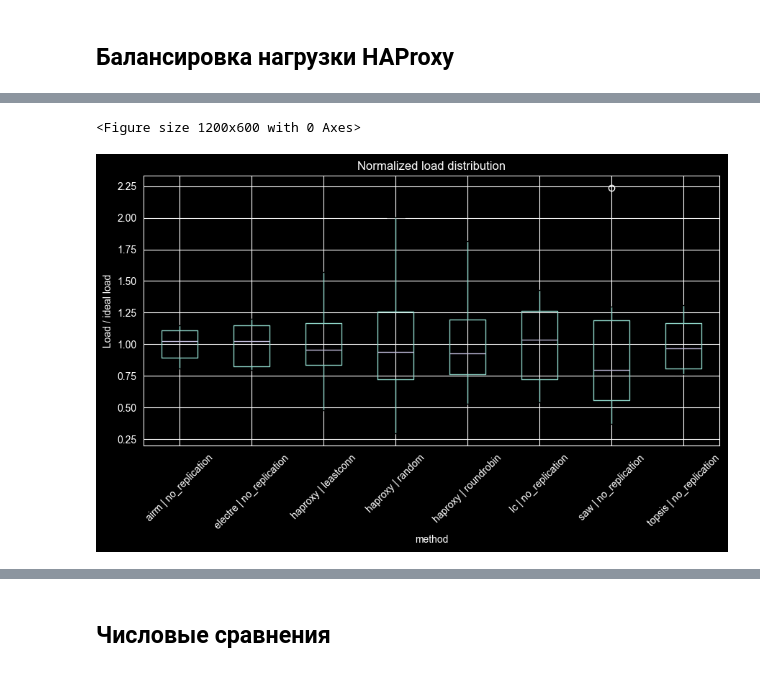
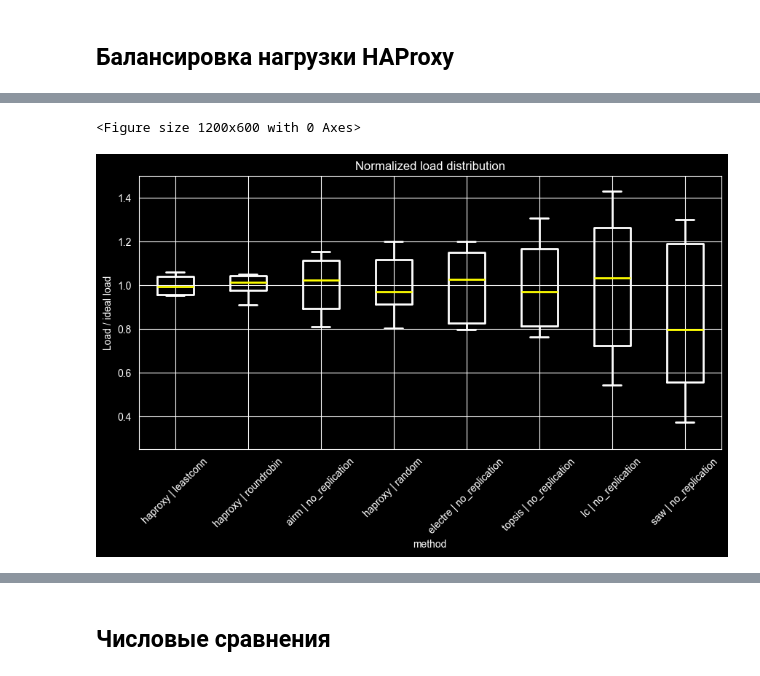
Before and after one commit to FluxBalancer/fluxbalancer-evaluation, a Jupyter notebook: src/analyze/eval_v3.ipynb, the cells around one changed output, grey strips where cells are left out. Cells and saved outputs as stored; diff of their text form; code cells hidden in the pictures.

```diff
--- a/src/analyze/eval_v3.ipynb
+++ b/src/analyze/eval_v3.ipynb
@@ -603,0 +603,11 @@ Methods in socket_counts_balancing:
+# %%
+socket_counts_balancing = (
+    df_balancing_only
+    .dropna(subset=["backend_clean"])
+    .groupby(["method", "backend_clean"])
+    .size()
+    .reset_index(name="count")
+)
+
+print("Methods in socket_counts_balancing:")
+print(sorted(socket_counts_balancing["method"].unique()))
@@ -603,0 +617,9 @@ Methods in socket_counts_balancing:
+# %%
+imbalance = socket_counts_balancing.groupby("method")["count"].agg(
+    mean="mean",
+    std="std"
+)
+
+imbalance["cv"] = imbalance["std"] / imbalance["mean"]
+
+imbalance.sort_values("cv")
@@ -603,0 +637,8 @@ Methods in socket_counts_balancing:
+# %%
+order = imbalance["cv"].sort_values().index
+
+socket_counts_balancing["method"] = pd.Categorical(
+    socket_counts_balancing["method"],
+    categories=order,
+    ordered=True
+)
@@ -604,22 +656,26 @@ Methods in socket_counts_balancing:
 # %%
 socket_counts_balancing["normalized"] = (
         socket_counts_balancing["count"] /
         socket_counts_balancing.groupby("method")["count"].transform("mean")
 )
 
-plt.figure(figsize=(12,6))
+plt.figure(figsize=(12, 6))
 
 socket_counts_balancing.boxplot(
     column="normalized",
     by="method",
-    rot=45
+    rot=45,
+    boxprops=dict(linewidth=2),
+    whiskerprops=dict(linewidth=2),
+    capprops=dict(linewidth=2),
+    medianprops=dict(linewidth=2, color="yellow"),
 )
 
 plt.title("Normalized load distribution")
 plt.suptitle("")
 plt.ylabel("Load / ideal load")
-
+plt.ylim(0.25, 1.5)
 plt.show()
 # %% [output]
 <Figure size 1200x600 with 0 Axes>
-[figure, old version]
+[figure, new version]
```
Also changed, not shown: parts of 19 cells of this notebook.
